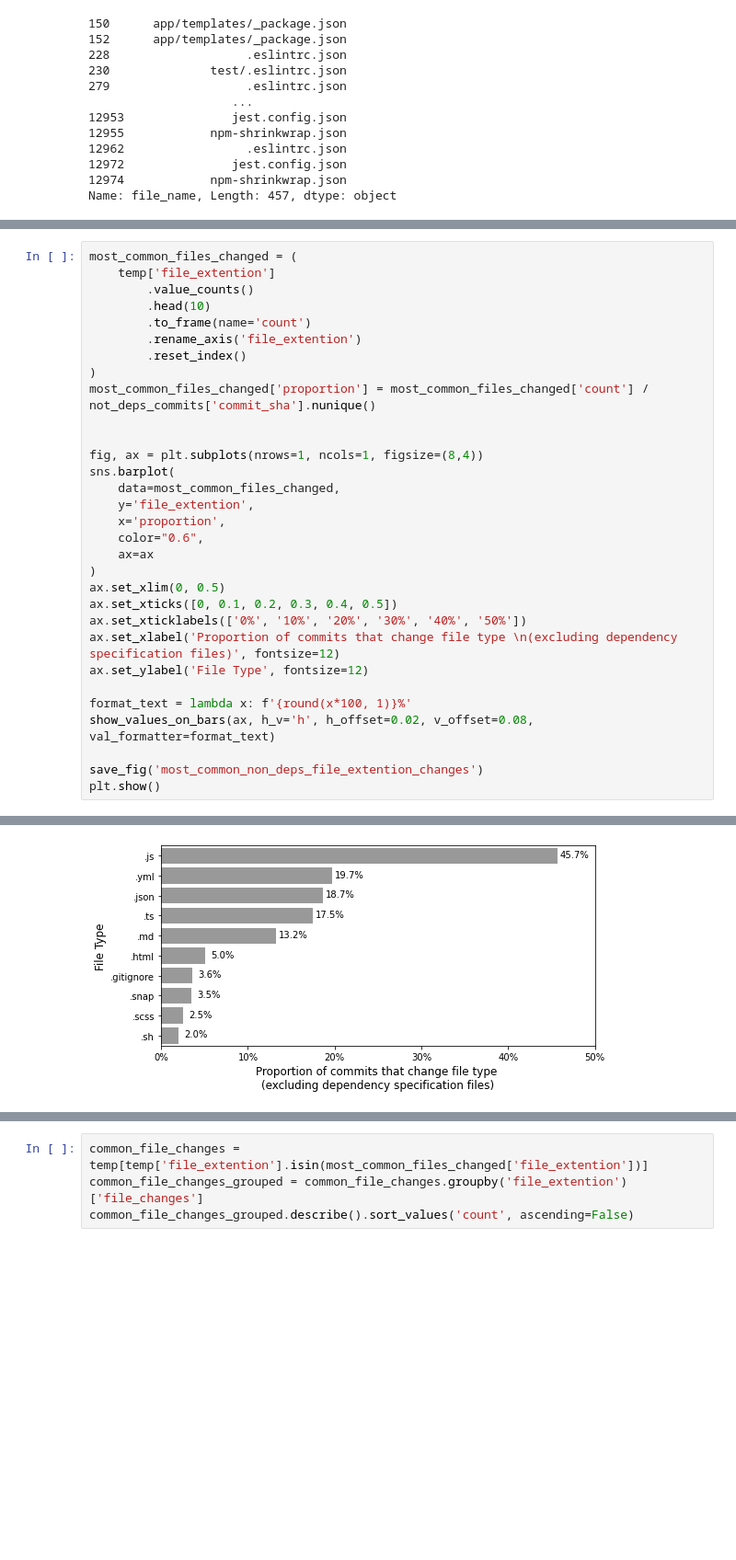
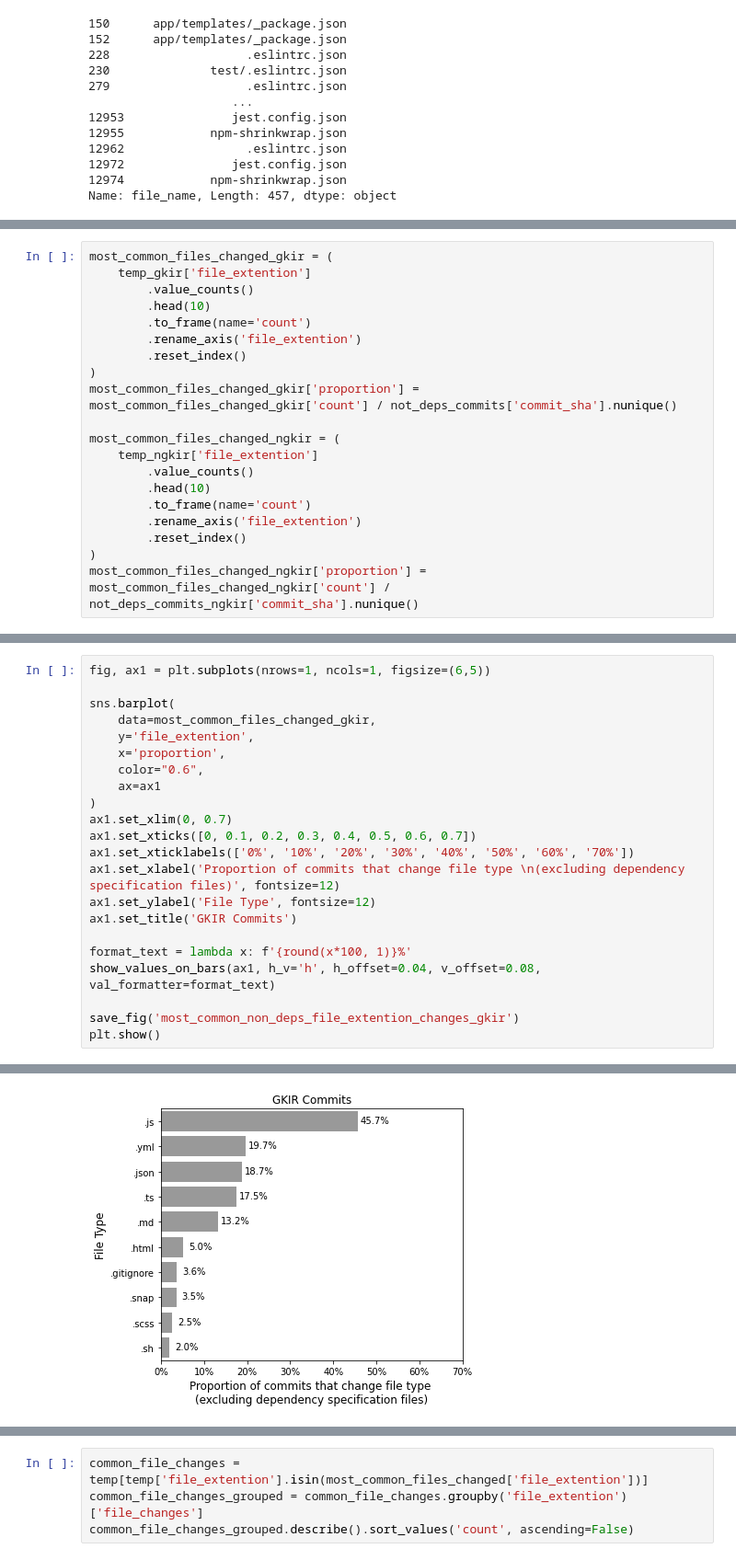
Before and after one commit to brombaut/GKIR_Analysis, a Jupyter notebook: data-analysis/4_2_commits_2.ipynb, the cells around one changed output, grey strips where cells are left out. Shown at 92% size. Saved outputs shown, nothing was run; the diff lists cells and outputs as text; blank space fills up the shorter version.

```diff
--- a/data-analysis/4_2_commits_2.ipynb
+++ b/data-analysis/4_2_commits_2.ipynb
@@ -760,0 +755,20 @@ temp = not_deps_commits.groupby(['commit_sha', 'file_extention'])['file_changes'
+# %%
+most_common_files_changed_gkir = (
+    temp_gkir['file_extention']
+        .value_counts()
+        .head(10)
+        .to_frame(name='count')
+        .rename_axis('file_extention')
+        .reset_index()
+)
+most_common_files_changed_gkir['proportion'] = most_common_files_changed_gkir['count'] / not_deps_commits['commit_sha'].nunique()
+
+most_common_files_changed_ngkir = (
+    temp_ngkir['file_extention']
+        .value_counts()
+        .head(10)
+        .to_frame(name='count')
+        .rename_axis('file_extention')
+        .reset_index()
+)
+most_common_files_changed_ngkir['proportion'] = most_common_files_changed_ngkir['count'] / not_deps_commits_ngkir['commit_sha'].nunique()
@@ -761,32 +815,23 @@ temp = not_deps_commits.groupby(['commit_sha', 'file_extention'])['file_changes'
 # %%
-most_common_files_changed = (
-    temp['file_extention']
-        .value_counts()
-        .head(10)
-        .to_frame(name='count')
-        .rename_axis('file_extention')
-        .reset_index()
-)
-most_common_files_changed['proportion'] = most_common_files_changed['count'] / not_deps_commits['commit_sha'].nunique()
+fig, ax1 = plt.subplots(nrows=1, ncols=1, figsize=(6,5))
 
-
-fig, ax = plt.subplots(nrows=1, ncols=1, figsize=(8,4))
 sns.barplot(
-    data=most_common_files_changed,
+    data=most_common_files_changed_gkir,
     y='file_extention',
     x='proportion',
     color="0.6",
-    ax=ax
+    ax=ax1
 )
-ax.set_xlim(0, 0.5)
-ax.set_xticks([0, 0.1, 0.2, 0.3, 0.4, 0.5])
-ax.set_xticklabels(['0%', '10%', '20%', '30%', '40%', '50%'])
-ax.set_xlabel('Proportion of commits that change file type \n(excluding dependency specification files)', fontsize=12)
-ax.set_ylabel('File Type', fontsize=12)
+ax1.set_xlim(0, 0.7)
+ax1.set_xticks([0, 0.1, 0.2, 0.3, 0.4, 0.5, 0.6, 0.7])
+ax1.set_xticklabels(['0%', '10%', '20%', '30%', '40%', '50%', '60%', '70%'])
+ax1.set_xlabel('Proportion of commits that change file type \n(excluding dependency specification files)', fontsize=12)
+ax1.set_ylabel('File Type', fontsize=12)
+ax1.set_title('GKIR Commits')
 
 format_text = lambda x: f'{round(x*100, 1)}%'
-show_values_on_bars(ax, h_v='h', h_offset=0.02, v_offset=0.08, val_formatter=format_text)
+show_values_on_bars(ax1, h_v='h', h_offset=0.04, v_offset=0.08, val_formatter=format_text)
 
-save_fig('most_common_non_deps_file_extention_changes')
+save_fig('most_common_non_deps_file_extention_changes_gkir')
 plt.show()
 # %% [output]
@@ -794 +839 @@ Saving figure most_common_non_deps_file_extention_changes
-[figure, old version]
+[figure, new version]
```
Also changed, not shown: parts of 8 cells of this notebook, 6 other files.
